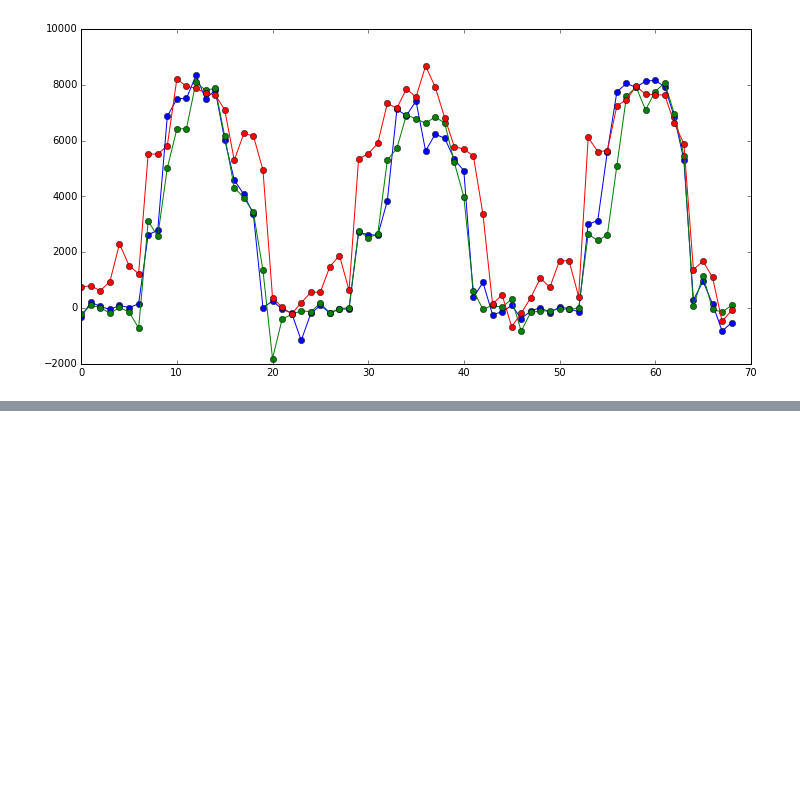
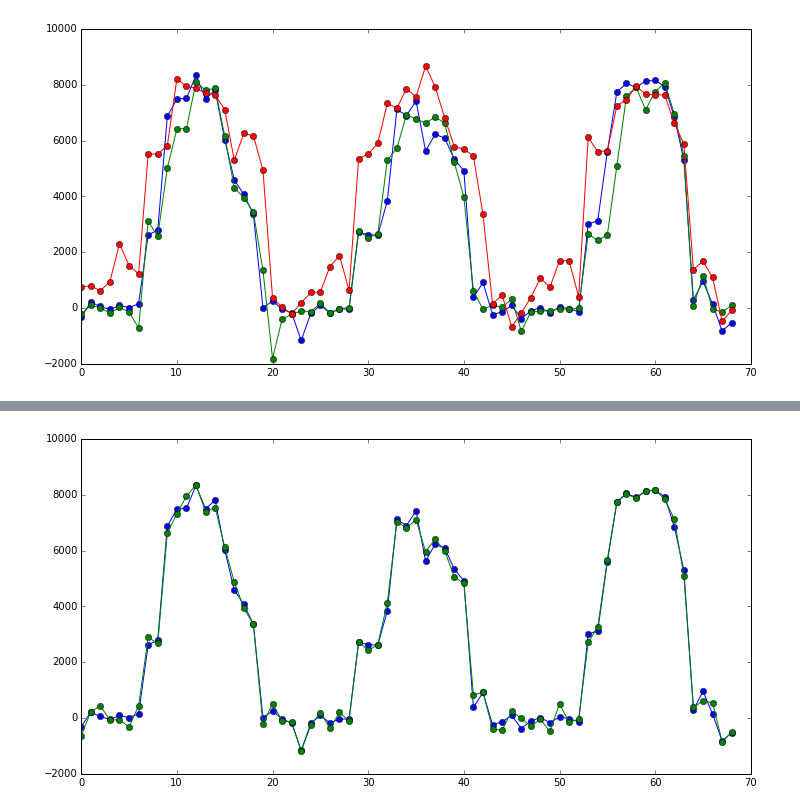
Before and after one commit to KolesovDmitry/remote_sensing, a Jupyter notebook: FFT_NDVI_Segmentation_GRASS.ipynb, the cells around one changed output, grey strips where cells are left out. Saved outputs shown, nothing was run; the diff lists cells and outputs as text; code cells hidden in the pictures; blank space fills up the shorter version.

```diff
--- a/FFT_NDVI_Segmentation_GRASS.ipynb
+++ b/FFT_NDVI_Segmentation_GRASS.ipynb
@@ -134,0 +180,57 @@ plt.show()
+# %%
+def filter_ndvi_data(data, N):
+    """Возвращает копию данных к которым применены следующие
+    действия:
+    Преобразование Фурье.
+    Зануление всех коэффициентов, кроме N значимых.
+    Обратное преобразование Фурье.
+    """
+
+    data_fft = fft(data, axis=2)
+    data_fft_power = abs(data_fft)**2  # энергетический спектр
+
+    size = data_fft_power.shape[-1]
+    half = 1 + size/2
+
+    # индексы N наибольших по модулю коэф.
+    idx = argsort(data_fft_power[:, :, :half])  # Учитываем симметрию
+    idx = idx[:, :, ::-1] # Нужно по убыванию
+    idx = idx[:, :, :N]
+
+    # Получили трехмерный массив в котором хранятся
+    # номера наиболее значимых гармоник. Но у разных пикселей
+    # значимые гармоники могут быть разными.
+    # Отсортируем еще раз и найдем N самых важных
+    u, counts = np.unique(idx, return_counts=True)  # Считаем элементы
+    structure = [('counts', int), ('index', int)]   # Затем объединим их в структуру и отсортируем
+    vals = np.array(zip(counts, u), dtype=structure)
+    ordered = np.sort(vals, order='counts')[::-1]
+
+    # Отрежем N самых частотных
+    idx = ordered[:N]
+    res = []
+    # Соберем окончательный массив индексов (учтем симметрию)
+    for (count, u) in idx:
+        res.append(u)
+        if u != 0:
+            res.append(size - u)
+    idx = res
+
+    filtered = np.zeros(data_fft.shape, dtype=np.complex)
+    filtered[:, :, idx] = data_fft[:, :, idx]
+
+    ifiltered = ifft(filtered).real
+
+    return ifiltered
+
+
+N = 30
+
+filtered = filter_ndvi_data(data, N)
+
+fig = plt.figure(figsize=(12,6), dpi=100)
+plt.plot(data[10, 20, :], '-o')
+plt.plot(filtered[10, 20, :], '-o')
+plt.show()
+# %% [output]
+[figure, added]
```
Also changed, not shown: parts of 11 cells of this notebook.
